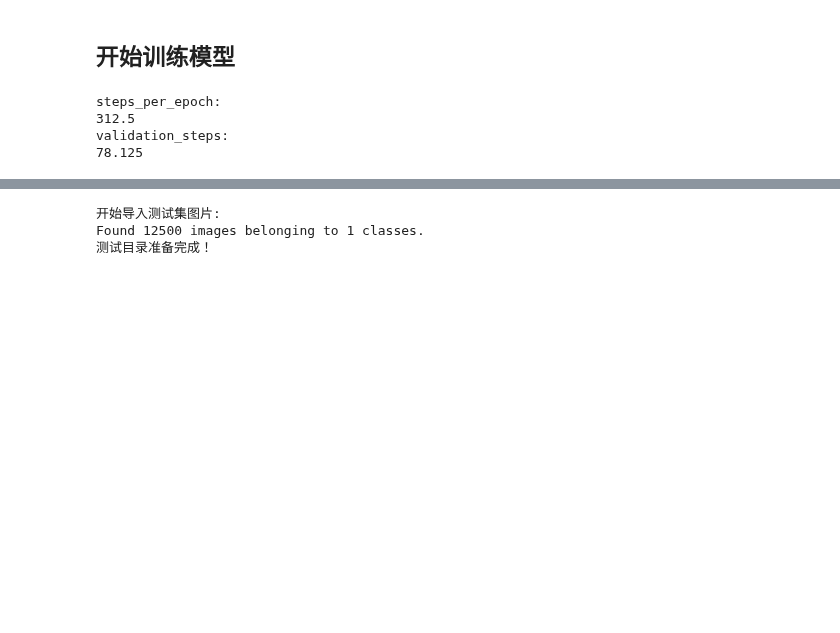
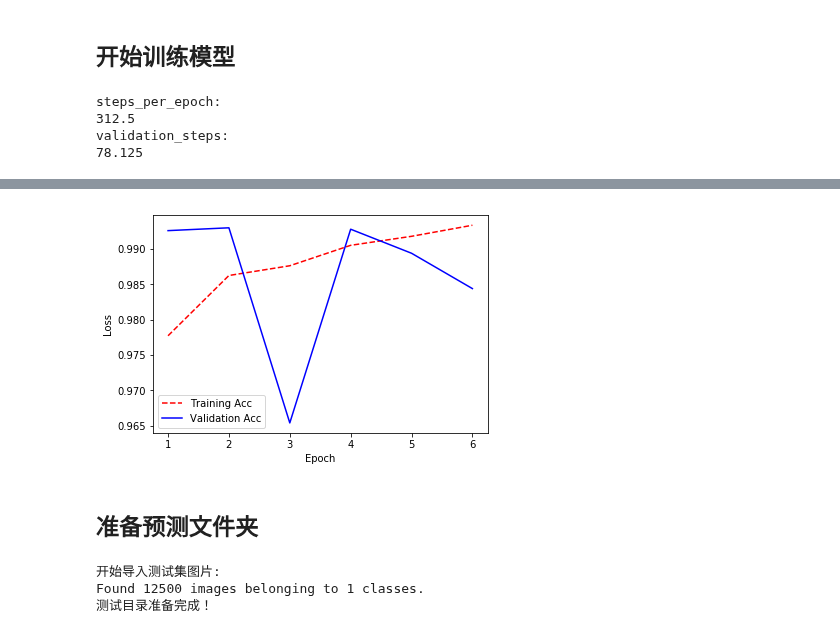
Before and after one commit to sunrise2075/cat_vs_dog_cnn, a Jupyter notebook: cat_vs_dog_model_training.ipynb, the cells around one changed output, grey strips where cells are left out. Cells and saved outputs as stored; diff of their text form; code cells hidden in the pictures; blank space fills up the shorter version.

```diff
--- a/cat_vs_dog_model_training.ipynb
+++ b/cat_vs_dog_model_training.ipynb
@@ -281,3 +288,19 @@ Epoch 10/10
+# %%
+training_acc = histpry_rec.history['acc']
+val_acc = histpry_rec.history['val_acc']
+# Create count of the number of epochs
+epoch_count = range(1, len(training_acc) + 1)
+# Visualize loss history
+plt.plot(epoch_count, training_acc, 'r--')
+plt.plot(epoch_count, val_acc, 'b-')
+plt.legend(['Training Acc', 'Validation Acc'])
+plt.xlabel('Epoch')
+plt.ylabel('Loss')
+plt.show();
+# %% [output]
+[figure, added]
+# %% [markdown]
+## 准备预测文件夹
 # %%
 # 测试集图片从zip包解压缩之后的存放目录
 test_set_folder = 'test'
```
Also changed, not shown: parts of 7 cells of this notebook, 5 other files.
